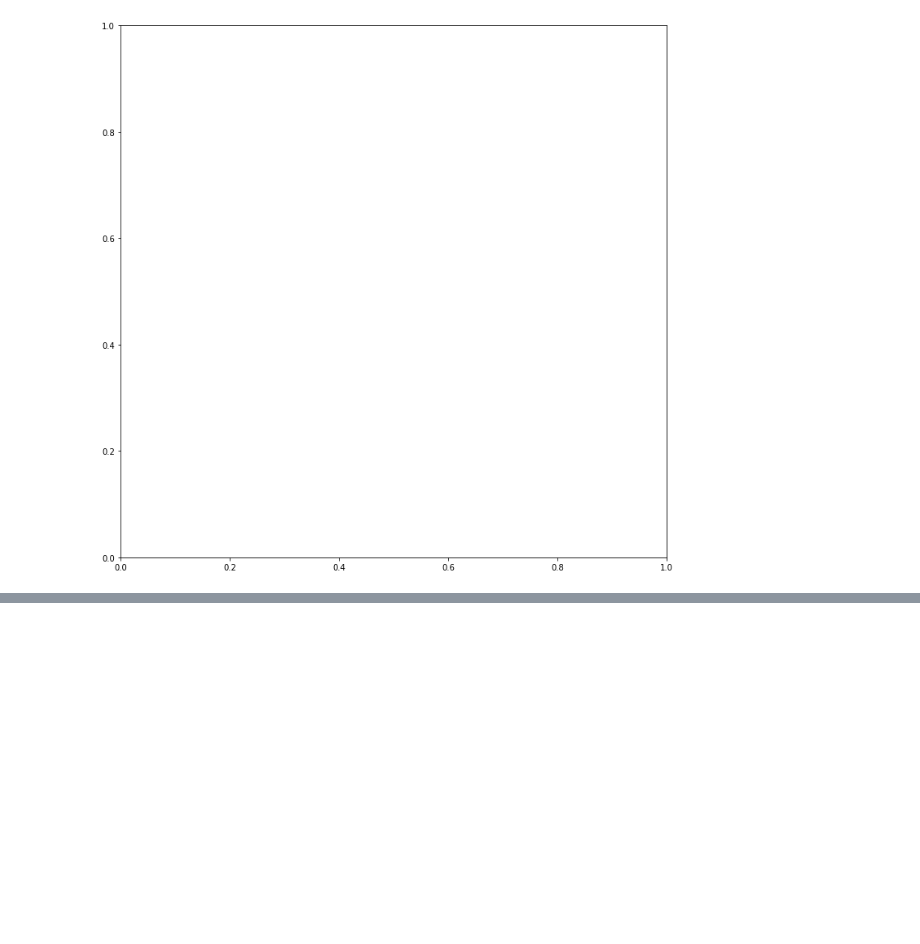
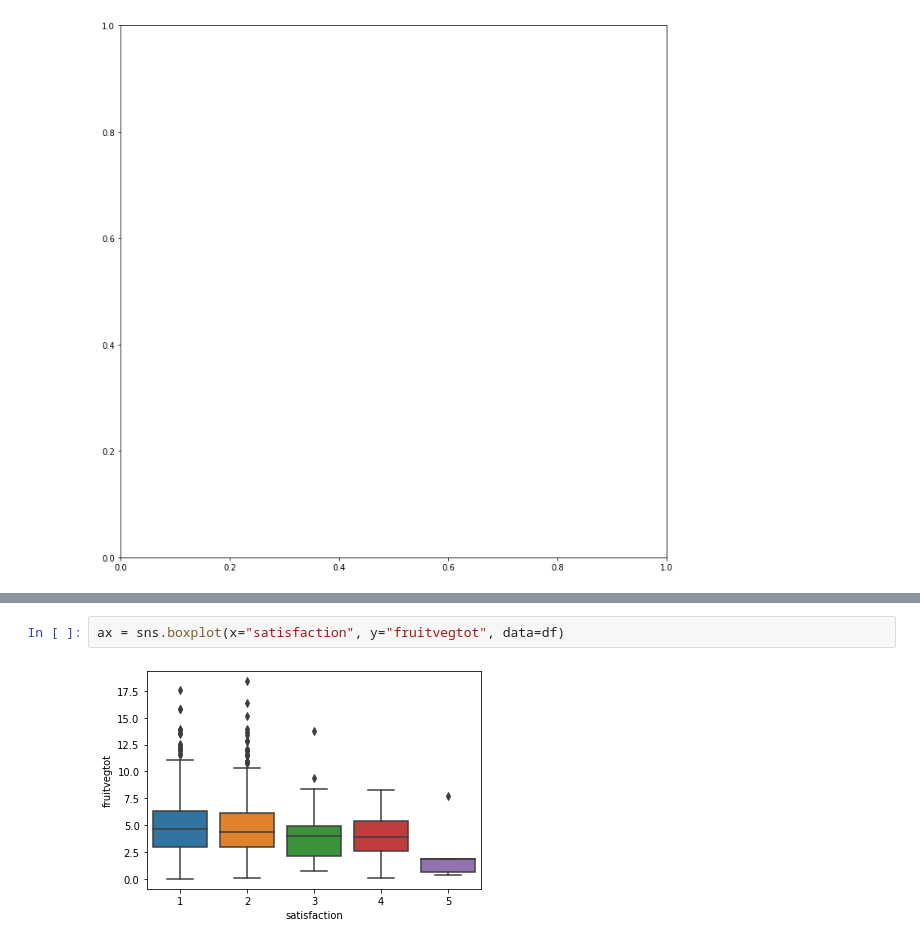
Before and after one commit to diegoarmaca/SocialDataSample, a Jupyter notebook: cchs.ipynb, the cells around one changed output, grey strips where cells are left out. Saved outputs shown, nothing was run; the diff lists cells and outputs as text; blank space fills up the shorter version.

```diff
--- a/cchs.ipynb
+++ b/cchs.ipynb
@@ -363,0 +373,4 @@ TypeError: hist() got multiple values for argument 'bins'
+# %%
+ax = sns.boxplot(x="satisfaction", y="fruitvegtot", data=df)
+# %% [output]
+[figure, added]
```
Also changed, not shown: parts of 4 cells of this notebook.
